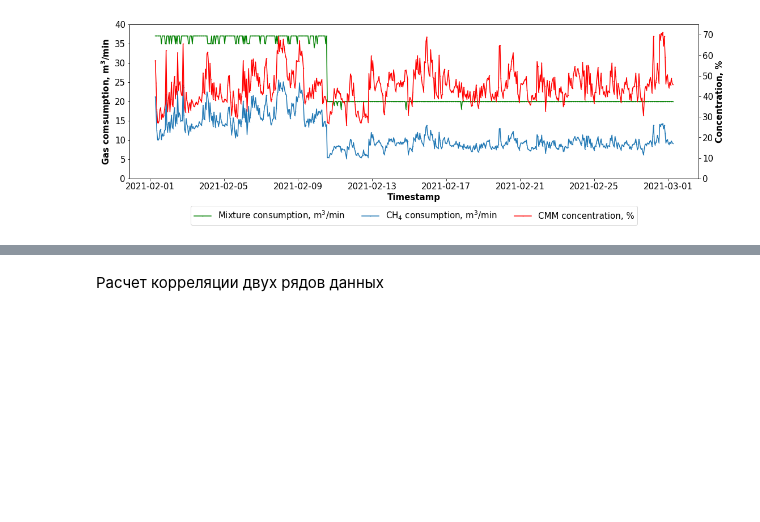
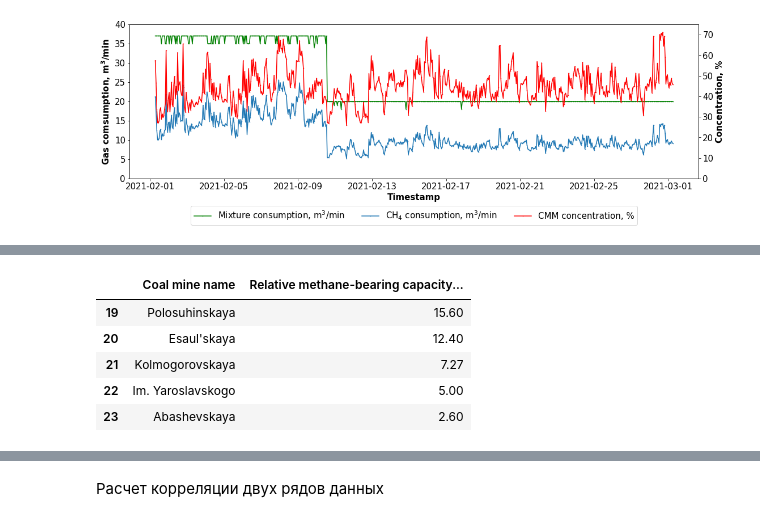
Before and after one commit to Randyrofed/CMM, a Jupyter notebook: CMM_Analysis.ipynb, the cells around one changed output, grey strips where cells are left out. Cells and saved outputs as stored; diff of their text form; code cells hidden in the pictures; blank space fills up the shorter version.

```diff
--- a/CMM_Analysis.ipynb
+++ b/CMM_Analysis.ipynb
@@ -90,0 +124,11 @@ plt.rcParams.update({'font.size': 15})
+# %%
+#Данные по bearing capacity
+Coal_mines_data = pd.read_excel('DATA/MDPI_Figures 1, 2.xlsx', sheet_name="График 2", usecols="A:B", header = None, names =['Coal mine name', 'Relative methane-bearing capacity, m3/day'])
+Coal_mines_data.tail()
+# %% [output]
+|  | Coal mine name | Relative methane-bearing capacity... |
+| 19 | Polosuhinskaya | 15.60 |
+| 20 | Esaul'skaya | 12.40 |
+| 21 | Kolmogorovskaya | 7.27 |
+| 22 | Im. Yaroslavskogo | 5.00 |
+| 23 | Abashevskaya | 2.60 |
```
Also changed, not shown: parts of 4 cells of this notebook, 1 other file.
